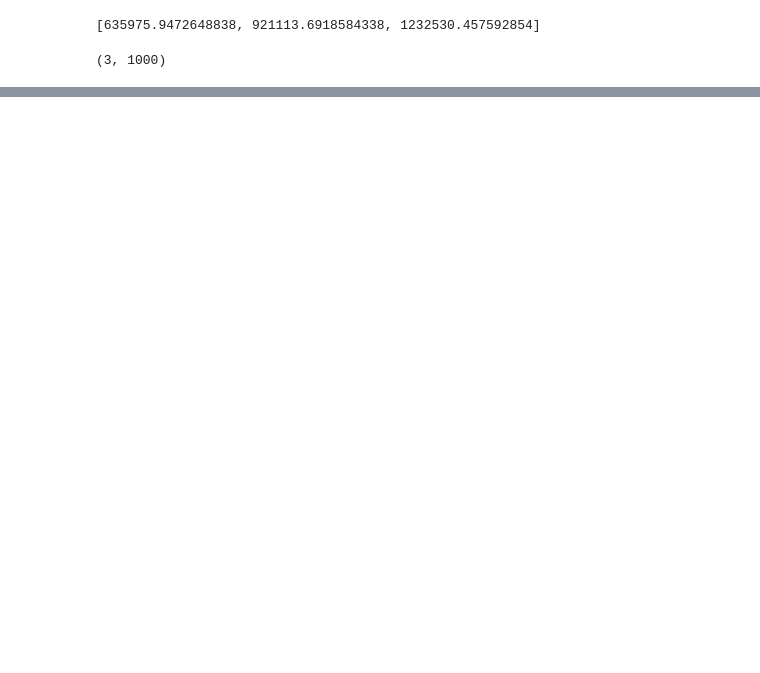
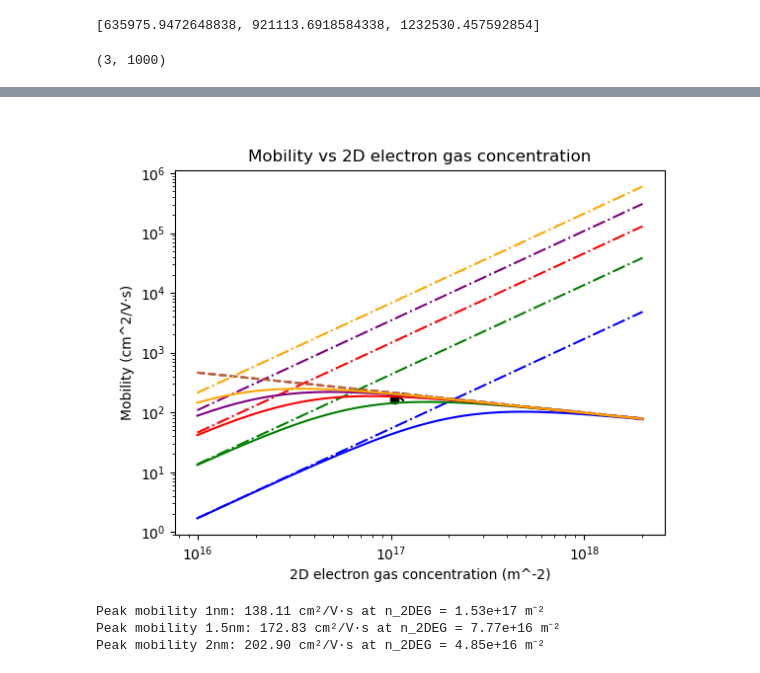
Before and after one commit to mayanddangi/Mobility_Fittings_AlGaN, a Jupyter notebook: Mobility Anaylsis/mobility_all.ipynb, the cells around one changed output, grey strips where cells are left out. Saved outputs shown, nothing was run; the diff lists cells and outputs as text; code cells hidden in the pictures; blank space fills up the shorter version.

```diff
--- a/Mobility Anaylsis/mobility_all.ipynb
+++ b/Mobility Anaylsis/mobility_all.ipynb
@@ -377,0 +511,43 @@ plt.show()
+# %%
+mobility = np.array(mobility)
+u_alloy_arr = np.array(u_alloy_arr)
+u_remote_barrier_arr = np.array(u_remote_barrier_arr)
+# %%
+plt.close()
+plt.figure()
+
+C = ['blue', 'green', 'red', 'purple', 'orange']
+for i,d in enumerate(d_imp_barrier_arr):
+    plt.plot(n_2DEG_arr, mobility[:,i], label=f'Barrier distance = {d*1e9} nm', color=C[i])
+    plt.plot(n_2DEG_arr, u_alloy_arr, label='Alloy Disorder', alpha=0.5, color=C[i], linestyle='--')
+    plt.plot(n_2DEG_arr, u_remote_barrier_arr[:,i], label='Barrier Scattering', color=C[i], linestyle='-.')
+
+
+plt.scatter(1.04e17, 165, label=f'd = 1.0nm', color='black')
+plt.scatter(1.1e17, 182, label=f'd = 2.0nm', color='black', marker='x')
+plt.xlabel('2D electron gas concentration (m^-2)')
+plt.ylabel('Mobility (cm^2/V·s)')
+plt.title('Mobility vs 2D electron gas concentration')
+plt.yscale('log')
+plt.xscale('log')
+# plt.legend(ncol=2)
+plt.show()
+# %% [output]
+[figure, added]
+# %%
+# Find the peak mobility
+max_mobility_1nm = np.max(mobility[:,1])
+max_mobility_index_1nm = np.argmax(mobility[:,1])
+print(f"Peak mobility 1nm: {max_mobility_1nm:.2f} cm²/V·s at n_2DEG = {n_2DEG_arr[max_mobility_index_1nm]:.2e} m⁻²")
+
+max_mobility_1o5nm = np.max(mobility[:,2])
+max_mobility_index_1o5nm = np.argmax(mobility[:,2])
+print(f"Peak mobility 1.5nm: {max_mobility_1o5nm:.2f} cm²/V·s at n_2DEG = {n_2DEG_arr[max_mobility_index_1o5nm]:.2e} m⁻²")
+
+max_mobility_2nm = np.max(mobility[:,3])
+max_mobility_index_2nm = np.argmax(mobility[:,3])
+print(f"Peak mobility 2nm: {max_mobility_2nm:.2f} cm²/V·s at n_2DEG = {n_2DEG_arr[max_mobility_index_2nm]:.2e} m⁻²")
+# %% [output]
+Peak mobility 1nm: 138.11 cm²/V·s at n_2DEG = 1.53e+17 m⁻²
+Peak mobility 1.5nm: 172.83 cm²/V·s at n_2DEG = 7.77e+16 m⁻²
+Peak mobility 2nm: 202.90 cm²/V·s at n_2DEG = 4.85e+16 m⁻²
```
Also changed, not shown: parts of 13 cells of this notebook, 1 other file.
